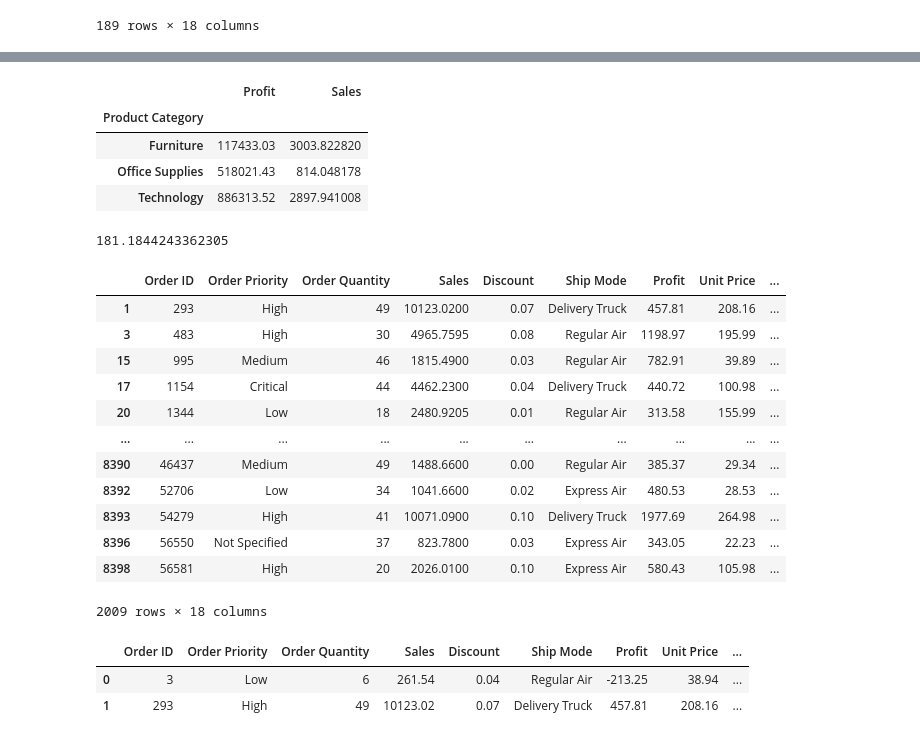
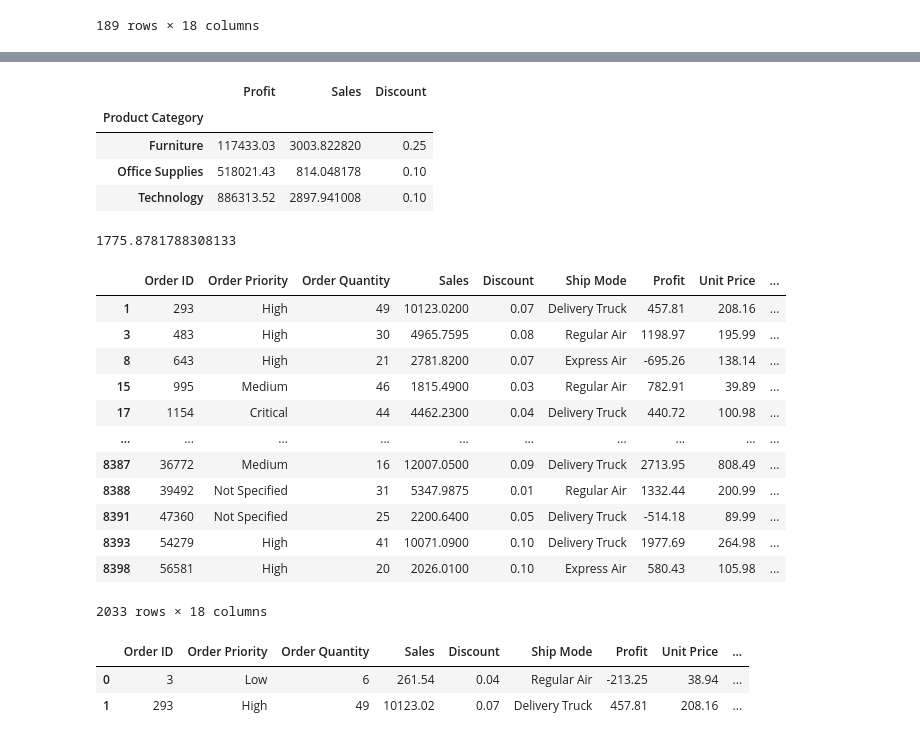
Before and after one commit to sayanroy07/Python_training, a Jupyter notebook: Part8.ipynb, the cells around one changed output, grey strips where cells are left out. Drawn from its saved outputs; the diff is of its cells as text; code cells hidden in the pictures.

```diff
--- a/Part8.ipynb
+++ b/Part8.ipynb
@@ -157,32 +199,32 @@ Name: Profit, dtype: float64
 # %%
 # Group By - Aggregate
-df.groupby(by=['Product Category']).aggregate({'Profit':'sum','Sales':'mean'})
+df.groupby(by=['Product Category']).aggregate({'Profit':'sum','Sales':'mean','Discount':'max'})
 # %% [output]
-|  | Profit | Sales |
-| Product Category |  |  |
-| Furniture | 117433.03 | 3003.822820 |
-| Office Supplies | 518021.43 | 814.048178 |
-| Technology | 886313.52 | 2897.941008 |
+|  | Profit | Sales | Discount |
+| Product Category |  |  |  |
+| Furniture | 117433.03 | 3003.822820 | 0.25 |
+| Office Supplies | 518021.43 | 814.048178 | 0.10 |
+| Technology | 886313.52 | 2897.941008 | 0.10 |
 # %%
-df['Profit'].mean()
+df['Sales'].mean()
 # %% [output]
-181.1844243362305
+1775.8781788308133
 # %%
-df[df['Profit']>df['Profit'].mean()]
+df[df['Sales'] > df['Sales'].mean()]
 # %% [output]
 |  | Order ID | Order Priority | Order Quantity | Sales | Discount | Ship Mode | Profit | Unit Price | ... |
 | 1 | 293 | High | 49 | 10123.0200 | 0.07 | Delivery Truck | 457.81 | 208.16 | ... |
 | 3 | 483 | High | 30 | 4965.7595 | 0.08 | Regular Air | 1198.97 | 195.99 | ... |
+| 8 | 643 | High | 21 | 2781.8200 | 0.07 | Express Air | -695.26 | 138.14 | ... |
 | 15 | 995 | Medium | 46 | 1815.4900 | 0.03 | Regular Air | 782.91 | 39.89 | ... |
 | 17 | 1154 | Critical | 44 | 4462.2300 | 0.04 | Delivery Truck | 440.72 | 100.98 | ... |
-| 20 | 1344 | Low | 18 | 2480.9205 | 0.01 | Regular Air | 313.58 | 155.99 | ... |
 | ... | ... | ... | ... | ... | ... | ... | ... | ... | ... |
-| 8390 | 46437 | Medium | 49 | 1488.6600 | 0.00 | Regular Air | 385.37 | 29.34 | ... |
-| 8392 | 52706 | Low | 34 | 1041.6600 | 0.02 | Express Air | 480.53 | 28.53 | ... |
+| 8387 | 36772 | Medium | 16 | 12007.0500 | 0.09 | Delivery Truck | 2713.95 | 808.49 | ... |
+| 8388 | 39492 | Not Specified | 31 | 5347.9875 | 0.01 | Regular Air | 1332.44 | 200.99 | ... |
+| 8391 | 47360 | Not Specified | 25 | 2200.6400 | 0.05 | Delivery Truck | -514.18 | 89.99 | ... |
 | 8393 | 54279 | High | 41 | 10071.0900 | 0.10 | Delivery Truck | 1977.69 | 264.98 | ... |
-| 8396 | 56550 | Not Specified | 37 | 823.7800 | 0.03 | Express Air | 343.05 | 22.23 | ... |
 | 8398 | 56581 | High | 20 | 2026.0100 | 0.10 | Express Air | 580.43 | 105.98 | ... |
-2009 rows × 18 columns
+2033 rows × 18 columns
 # %%
 df['Flag'] = df['Profit'].apply(lambda x:'More Profit' if x>df['Profit'].mean() else 'Less Profit')
 df['Flag1'] = df['Profit'].apply(lambda x:0 if x<0 else x)
```
Also changed, not shown: parts of 10 cells of this notebook.
